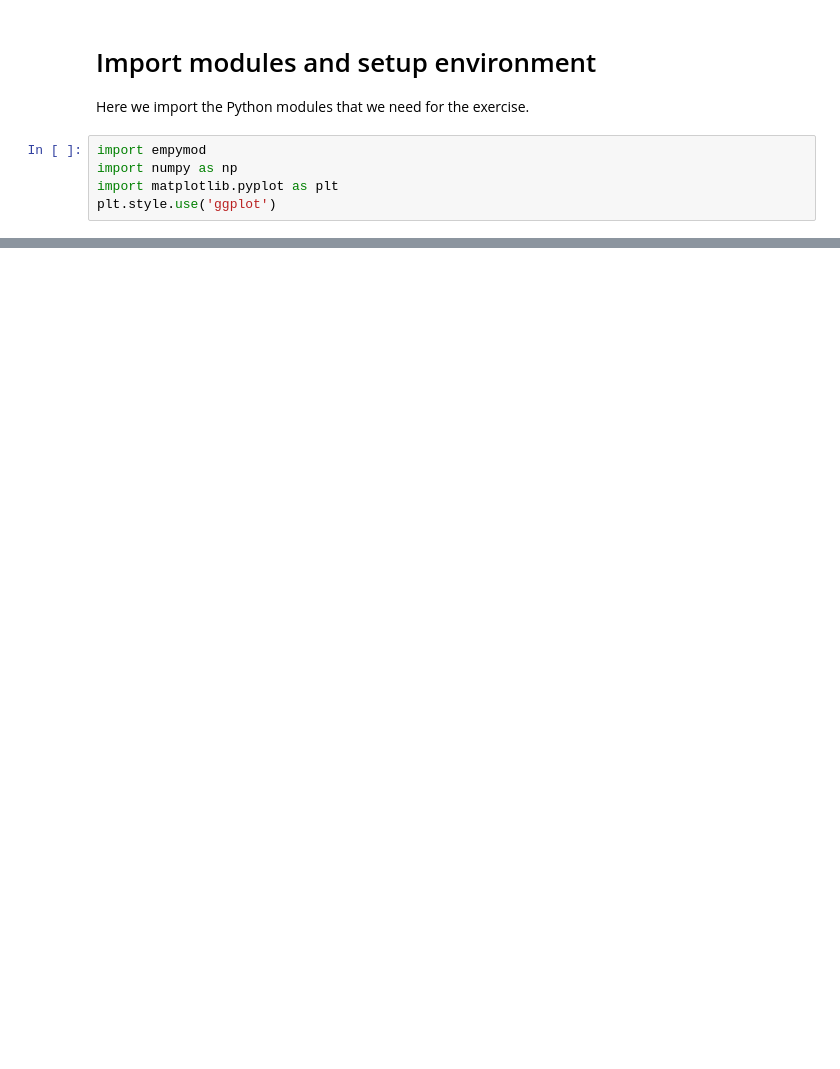
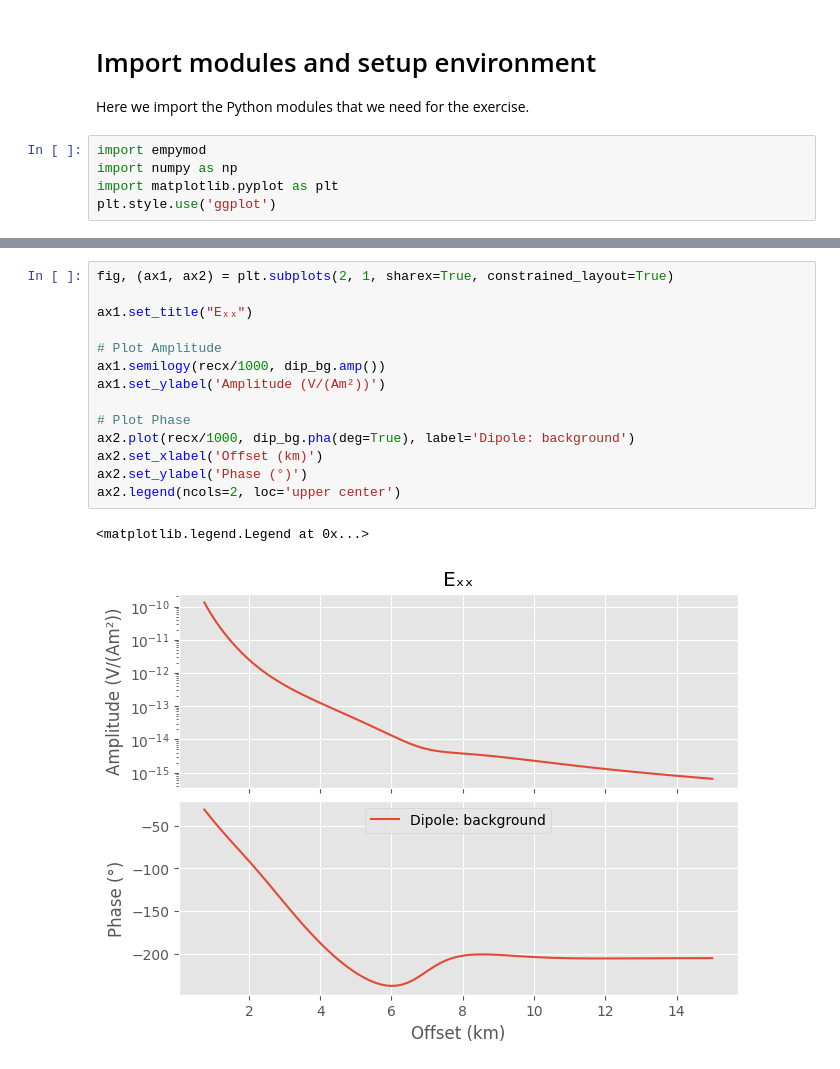
Before and after one commit to michpaulatto/AppliedGeophysicsExercises, a Jupyter notebook: Notebooks/6_csem.ipynb, the cells around one changed output, grey strips where cells are left out. Cells and saved outputs as stored; diff of their text form; blank space fills up the shorter version.

```diff
--- a/Notebooks/6_csem.ipynb
+++ b/Notebooks/6_csem.ipynb
@@ -90,0 +88,17 @@ dip_bg = empymod.bipole(res=res_bg, **inpdat)
+# %%
+fig, (ax1, ax2) = plt.subplots(2, 1, sharex=True, constrained_layout=True)
+
+ax1.set_title("Eₓₓ")
+
+# Plot Amplitude
+ax1.semilogy(recx/1000, dip_bg.amp())
+ax1.set_ylabel('Amplitude (V/(Am²))')
+
+# Plot Phase
+ax2.plot(recx/1000, dip_bg.pha(deg=True), label='Dipole: background')
+ax2.set_xlabel('Offset (km)')
+ax2.set_ylabel('Phase (°)')
+ax2.legend(ncols=2, loc='upper center')
+# %% [output]
+<matplotlib.legend.Legend at 0x...>
+[figure, added]
```
Also changed, not shown: parts of 16 cells of this notebook.
